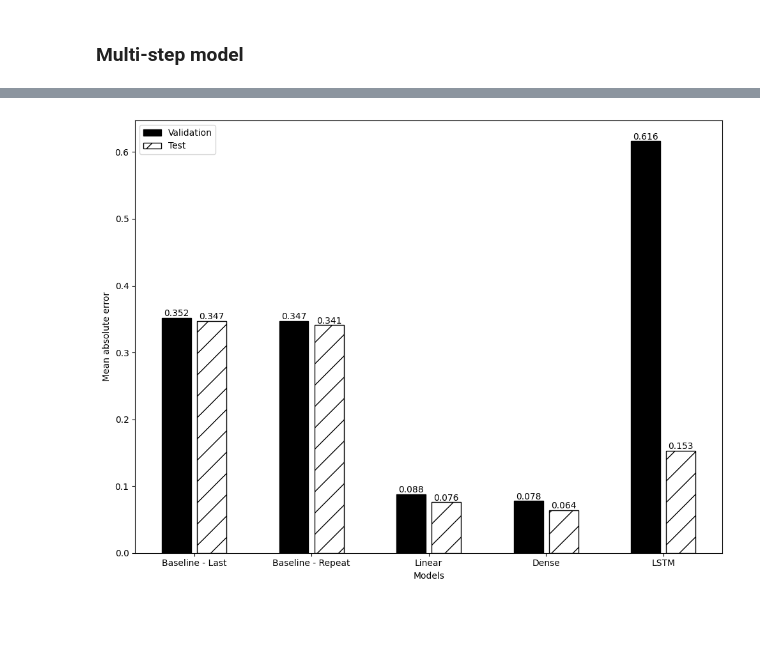
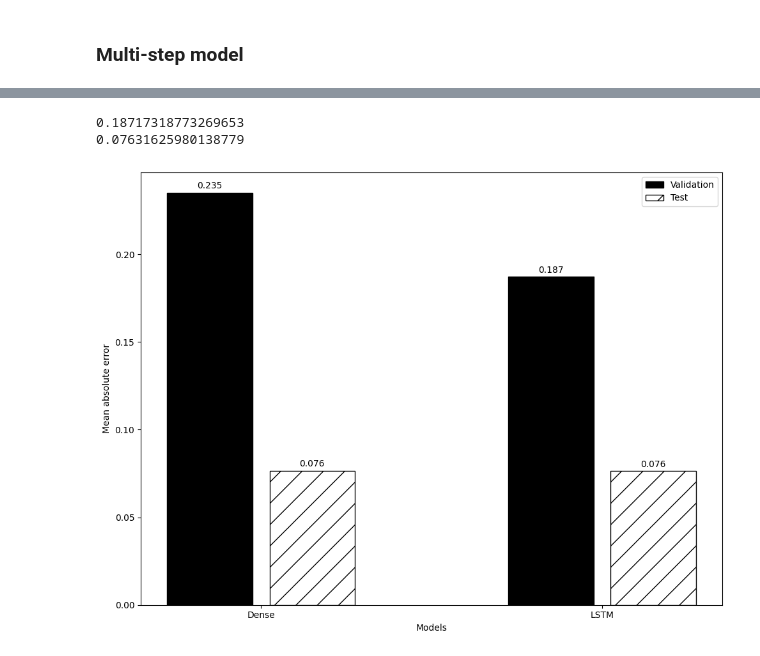
Before and after one commit to k1013726/PaperRelated, a Jupyter notebook: Final_analysis/main.ipynb, the cells around one changed output, grey strips where cells are left out. Drawn from its saved outputs; the diff is of its cells as text; code cells hidden in the pictures; blank space fills up the shorter version.

```diff
--- a/Final_analysis/main.ipynb
+++ b/Final_analysis/main.ipynb
@@ -246,16 +246,16 @@ column_indices = {name: i for i, name in enumerate(train_df.columns)}
 # %% [markdown]
 ### Multi-step model
 # %%
-multi_window = DataWindow(input_width=7, label_width=7, shift=7, label_columns=['Close'])
+multi_window = DataWindow(input_width=7, label_width=7, shift=1, label_columns=['Close'])
 # %%
 # Values obtained from chapter 14
-
-ms_mae_val = [0.352, 0.347, 0.088, 0.078]
-ms_mae_test = [0.347, 0.341, 0.076, 0.064]
+ms_mae_val = [0.235]
+ms_mae_test = [0.0765]
 # %%
 ms_lstm_model = Sequential([
-    LSTM(32, return_sequences=True),
-    Dense(1, kernel_initializer=tf.initializers.zeros),
+    LSTM(64, return_sequences=True),
+    # Dense(units=32, activation='relu'),
+    Dense(units=1),
 ])
 
 history = compile_and_fit(ms_lstm_model, multi_window)
@@ -291,28 +288,34 @@ plt.savefig('figures/CH15_F11_peixeiro.png', dpi=300)
+# %%
+print(ms_val_performance['LSTM'][1])
+print(ms_performance['LSTM'][1])
+# %% [output]
+0.18717318773269653
+0.07631625980138779
 # %%
-# ms_mae_val.append(ms_val_performance['LSTM'][1])
-# ms_mae_test.append(ms_performance['LSTM'][1])
+ms_mae_val.append(ms_val_performance['LSTM'][1])
+ms_mae_test.append(ms_performance['LSTM'][1])
 
-x = np.arange(5)
+x = np.arange(2)
 
-labels = ['Baseline - Last', 'Baseline - Repeat', 'Linear', 'Dense', 'LSTM']
+labels = ['Dense', 'LSTM']
 
 fig, ax = plt.subplots()
 ax.bar(x - 0.15, ms_mae_val, width=0.25, color='black', edgecolor='black', label='Validation')
 ax.bar(x + 0.15, ms_mae_test, width=0.25, color='white', edgecolor='black', hatch='/', label='Test')
 ax.set_ylabel('Mean absolute error')
 ax.set_xlabel('Models')
 
 for index, value in enumerate(ms_mae_val):
     plt.text(x=index - 0.15, y=value+0.0025, s=str(round(value, 3)), ha='center')
 
 for index, value in enumerate(ms_mae_test):
     plt.text(x=index + 0.15, y=value+0.0025, s=str(round(value, 3)), ha='center')
 
 # plt.ylim(0, 0.4)
 plt.xticks(ticks=x, labels=labels)
 plt.legend(loc='best')
 plt.tight_layout()
 
 plt.savefig('figures/CH15_F12_peixeiro.png', dpi=300)
 # %% [output]
-[figure, old version]
+[figure, new version]
```
Also changed, not shown: parts of 4 cells of this notebook.
